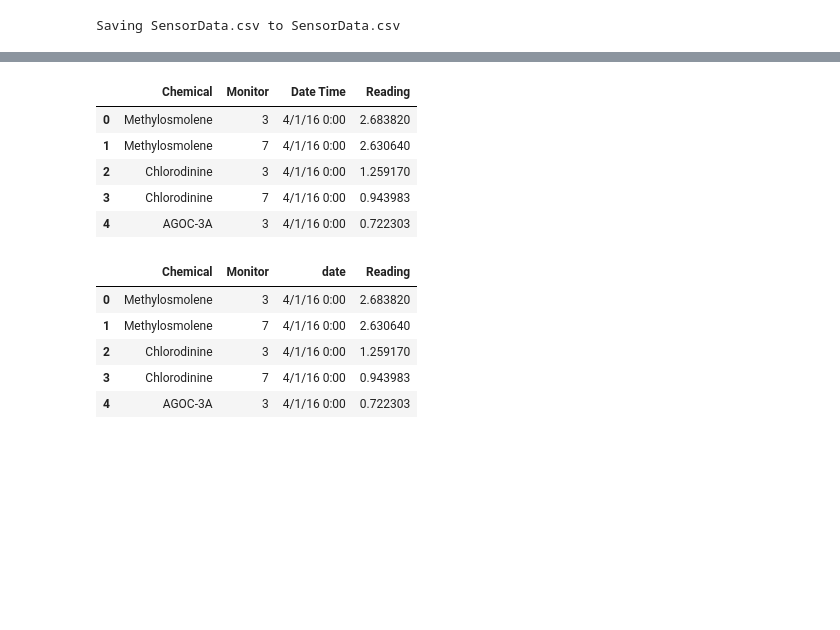
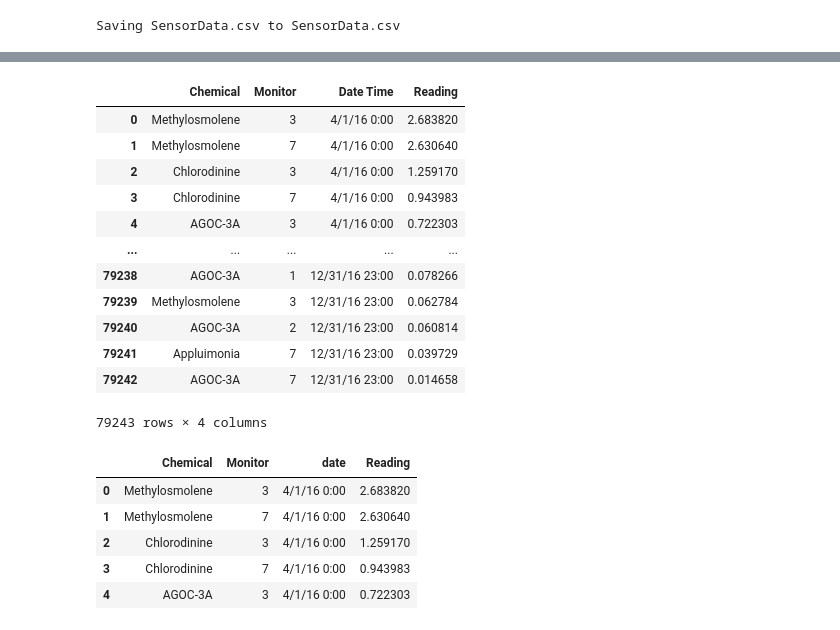
Before and after one commit to guevelel/COMP4449_Plume_Analysis, a Jupyter notebook: P7_Plume_COMP4449.ipynb, the cells around one changed output, grey strips where cells are left out. Cells and saved outputs as stored; diff of their text form; code cells hidden in the pictures; blank space fills up the shorter version.

```diff
--- a/P7_Plume_COMP4449.ipynb
+++ b/P7_Plume_COMP4449.ipynb
@@ -70,12 +80,20 @@ meteor.head()
 # %%
 sensor.head()
+sensor
 # %% [output]
 |  | Chemical | Monitor | Date Time | Reading |
 | 0 | Methylosmolene | 3 | 4/1/16 0:00 | 2.683820 |
 | 1 | Methylosmolene | 7 | 4/1/16 0:00 | 2.630640 |
 | 2 | Chlorodinine | 3 | 4/1/16 0:00 | 1.259170 |
 | 3 | Chlorodinine | 7 | 4/1/16 0:00 | 0.943983 |
 | 4 | AGOC-3A | 3 | 4/1/16 0:00 | 0.722303 |
+| ... | ... | ... | ... | ... |
+| 79238 | AGOC-3A | 1 | 12/31/16 23:00 | 0.078266 |
+| 79239 | Methylosmolene | 3 | 12/31/16 23:00 | 0.062784 |
+| 79240 | AGOC-3A | 2 | 12/31/16 23:00 | 0.060814 |
+| 79241 | Appluimonia | 7 | 12/31/16 23:00 | 0.039729 |
+| 79242 | AGOC-3A | 7 | 12/31/16 23:00 | 0.014658 |
+79243 rows × 4 columns
 # %%
 #meteor['Unnamed: 3'].values.sum()
 meteor.drop(columns=['Unnamed: 3', 'Unnamed: 4'], inplace=True)
```
Also changed, not shown: parts of 27 cells of this notebook.
